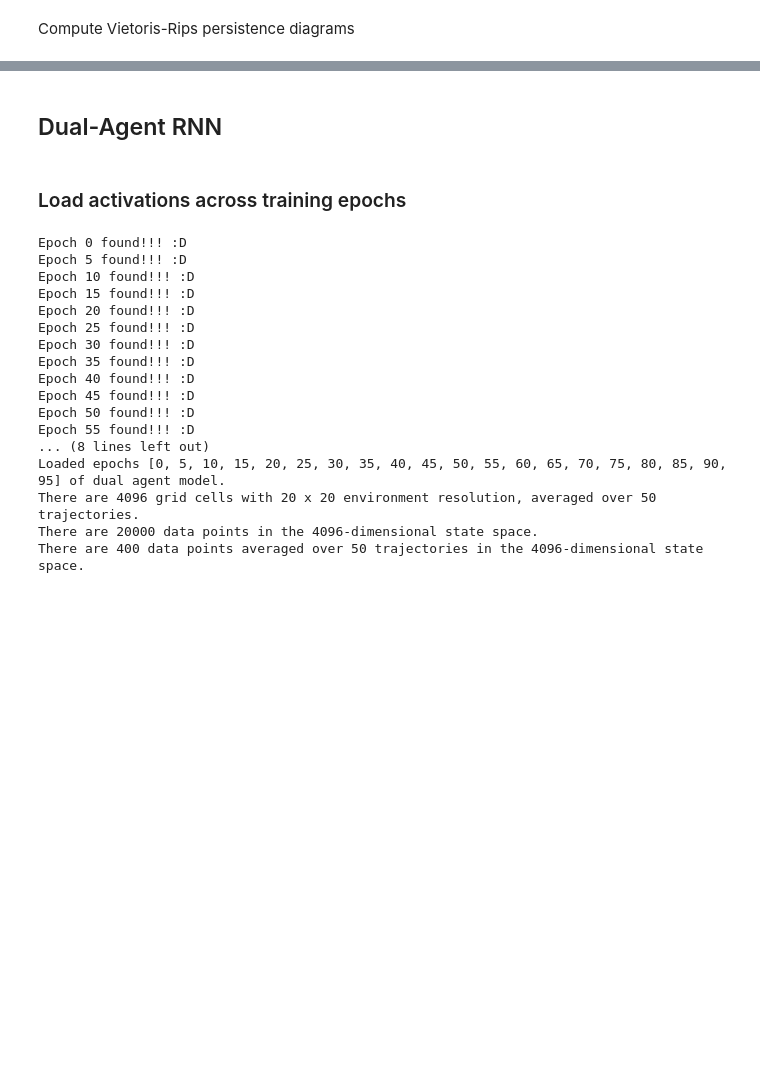
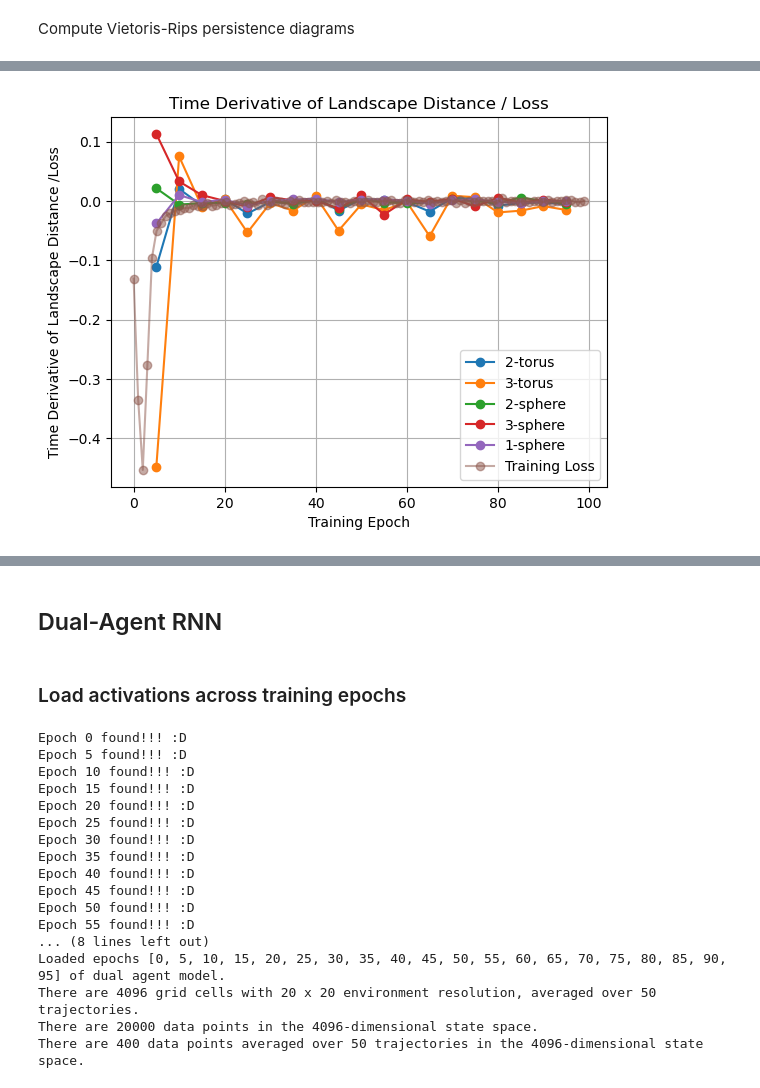
Before and after one commit to geometric-intelligence/neurometry, a Jupyter notebook: notebooks/10_application_rnns_grid_cells.ipynb, the cells around one changed output, grey strips where cells are left out. Drawn from its saved outputs; the diff is of its cells as text; code cells hidden in the pictures; blank space fills up the shorter version.

```diff
--- a/notebooks/10_application_rnns_grid_cells.ipynb
+++ b/notebooks/10_application_rnns_grid_cells.ipynb
@@ -156,3 +235,35 @@ error = distance[0, 1:]
+# %%
+landscape_distance_to_torus_diff = (
+    np.diff(landscape_distance_to_torus) / landscape_distance_to_torus[:-1]
+)
+landscape_distance_to_torus3_diff = (
+    np.diff(landscape_distance_to_torus3) / landscape_distance_to_torus3[:-1]
+)
+landscape_distance_to_sphere_diff = (
+    np.diff(landscape_distance_to_sphere) / landscape_distance_to_sphere[:-1]
+)
+landscape_distance_to_sphere3_diff = (
+    np.diff(landscape_distance_to_sphere3) / landscape_distance_to_sphere3[:-1]
+)
+landscape_distance_to_circle_diff = (
+    np.diff(landscape_distance_to_circle) / landscape_distance_to_circle[:-1]
+)
+
+loss_diff = np.diff(loss_normalized) / loss_aggregated[:-1]
+
+plt.plot(epochs[1:], landscape_distance_to_torus_diff, "o-", label="2-torus")
+plt.plot(epochs[1:], landscape_distance_to_torus3_diff, "o-", label="3-torus")
+plt.plot(epochs[1:], landscape_distance_to_sphere_diff, "o-", label="2-sphere")
+plt.plot(epochs[1:], landscape_distance_to_sphere3_diff, "o-", label="3-sphere")
+plt.plot(epochs[1:], landscape_distance_to_circle_diff, "o-", label="1-sphere")
+plt.plot(np.linspace(0, 99, 99), 10 * loss_diff, "o-", label="Training Loss", alpha=0.5)
+plt.xlabel("Training Epoch")
+plt.ylabel("Time Derivative of Landscape Distance /Loss")
+plt.legend()
+plt.title("Time Derivative of Landscape Distance / Loss")
+plt.grid();
+# %% [output]
+[figure, added]
 # %%
 error_normalized = (error - np.min(error)) / (np.max(error) - np.min(error))
 loss_normalized = (loss_aggregated - np.min(loss_aggregated)) / (
```
Also changed, not shown: parts of 27 cells of this notebook.
